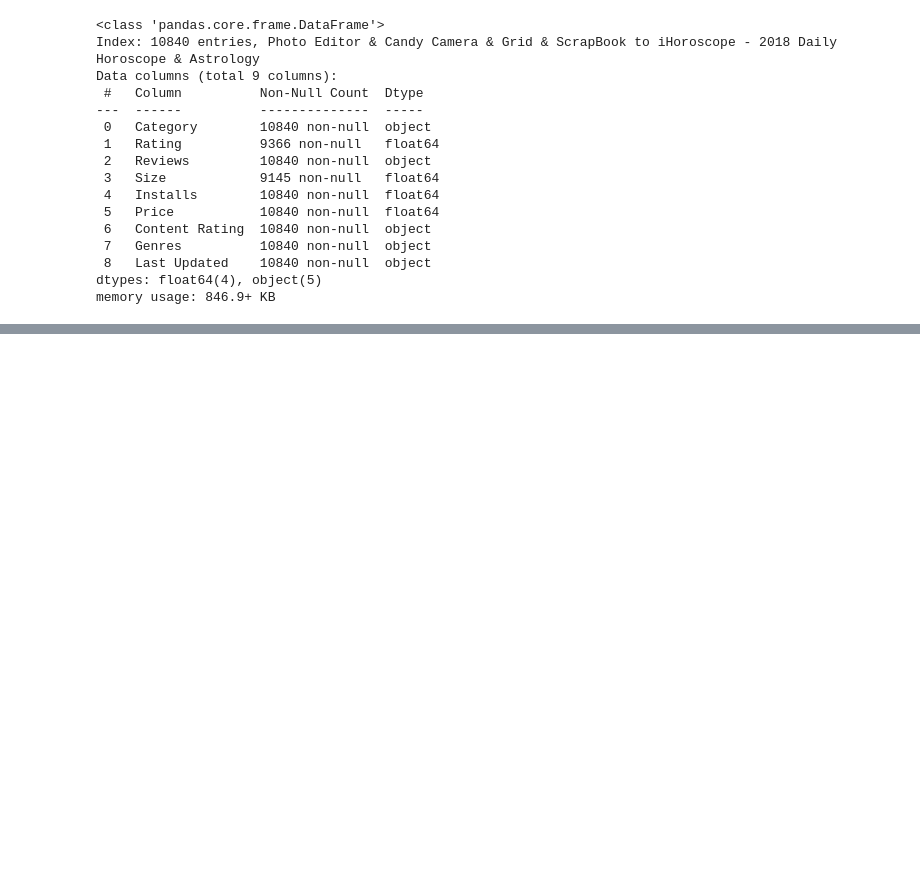
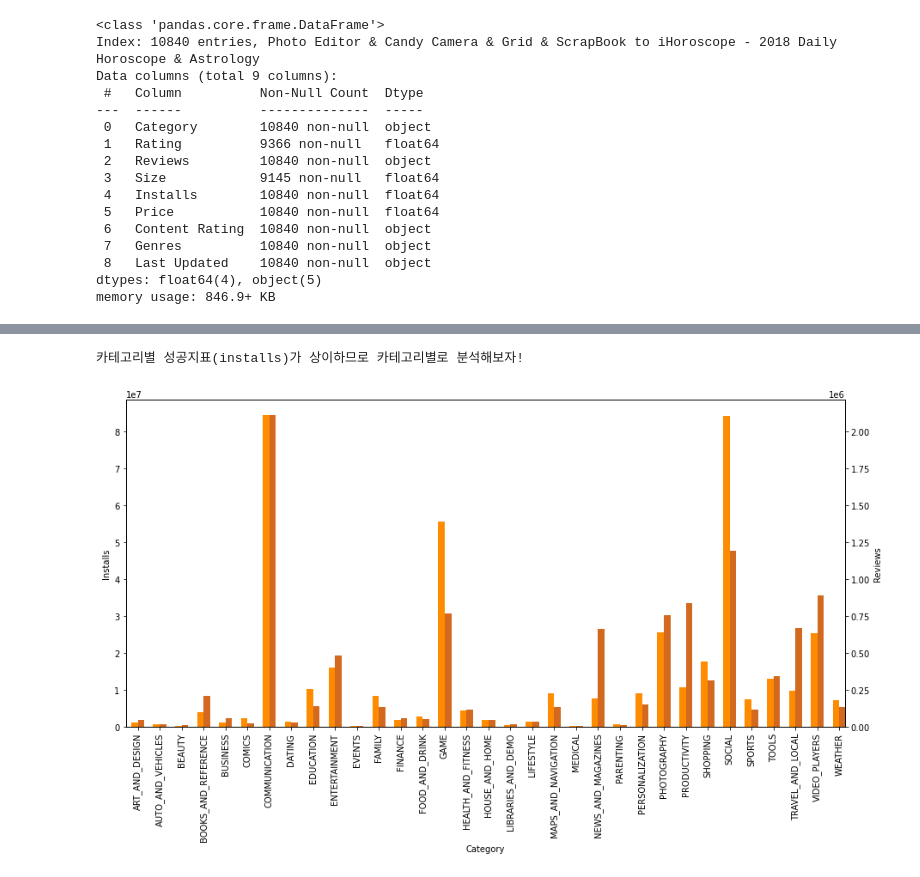
Before and after one commit to DataScience-Lab-Yonsei/8th-EDA, a Jupyter notebook: 2조/code/GooglePlayStore_EDA.ipynb, the cells around one changed output, grey strips where cells are left out. Saved outputs shown, nothing was run; the diff lists cells and outputs as text; code cells hidden in the pictures; blank space fills up the shorter version.

```diff
--- a/2조/code/GooglePlayStore_EDA.ipynb
+++ b/2조/code/GooglePlayStore_EDA.ipynb
@@ -566,0 +275,18 @@ path_info[:-4]+'_preprocessed.csv'
+# %%
+# 카테고리별 어플의 평균 Installs, Reviews
+
+category_mean = app_info.groupby(['Category'])['Installs','Reviews'].mean()
+
+fig = plt.figure(figsize =(15,7))
+ax = fig.add_subplot(111) # Create matplotlib axes
+ax2 = ax.twinx()
+width =0.3
+category_mean['Installs'].plot(kind='bar',color='chocolate',ax=ax,width=width, position=0,)
+category_mean['Reviews'].plot(kind='bar',color='darkorange', ax=ax2,width = width,position=1)
+ax.set_ylabel('Installs')
+ax2.set_ylabel('Reviews')
+
+print('카테고리별 성공지표(installs)가 상이하므로 카테고리별로 분석해보자!')
+# %% [output]
+카테고리별 성공지표(installs)가 상이하므로 카테고리별로 분석해보자!
+[figure, added]
```
Also changed, not shown: parts of 100 cells of this notebook, 6 other files.
